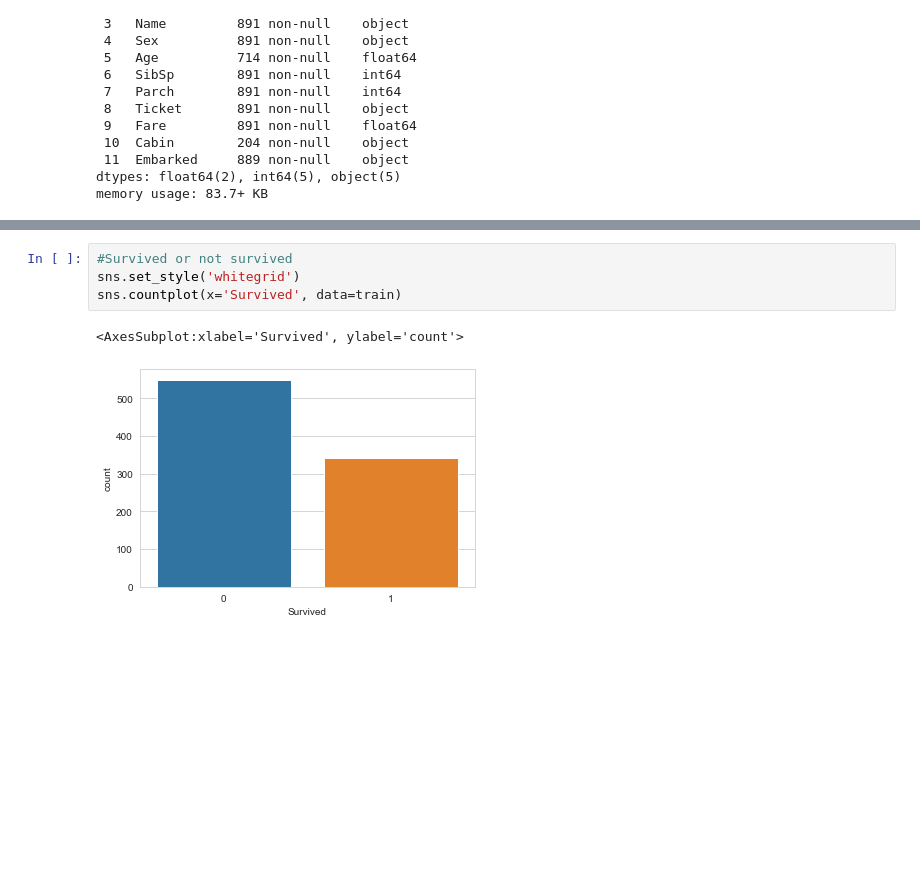
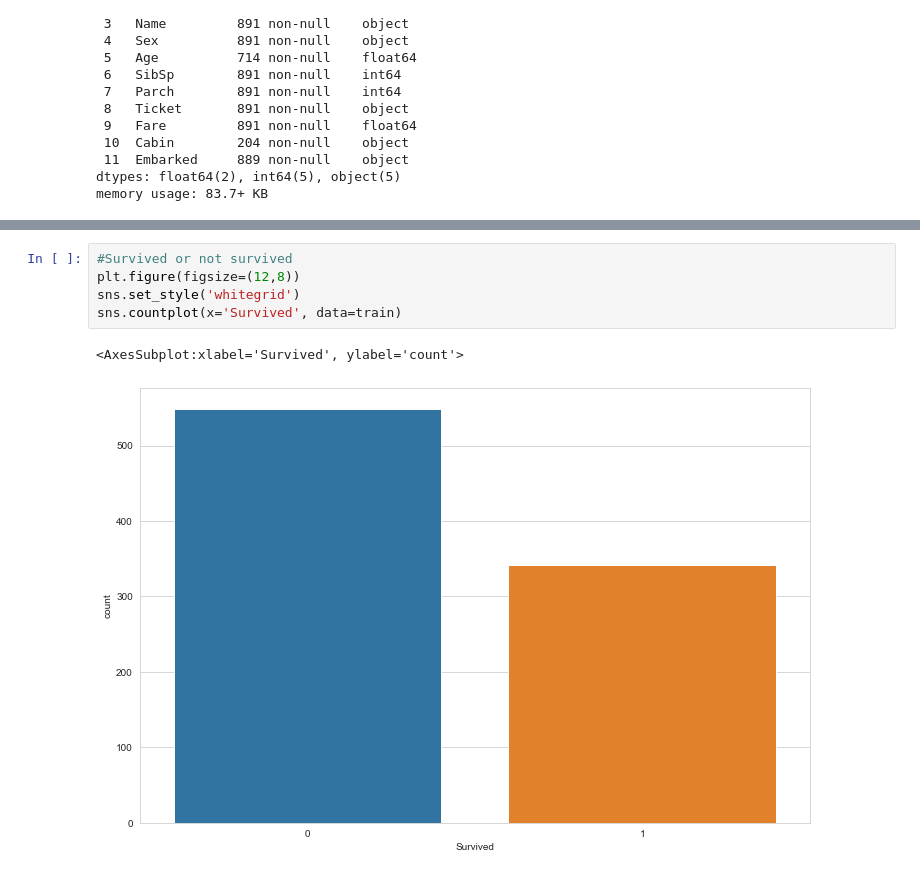
Before and after one commit to Abubakr1710/Titanic_logistic_regression, a Jupyter notebook: Titanic_LR.ipynb, the cells around one changed output, grey strips where cells are left out. Cells and saved outputs as stored; diff of their text form; blank space fills up the shorter version.

```diff
--- a/Titanic_LR.ipynb
+++ b/Titanic_LR.ipynb
@@ -52,8 +53,9 @@ sns.heatmap(train.isnull(), yticklabels=False, cbar=False,cmap='viridis')
 # %%
 #Survived or not survived
+plt.figure(figsize=(12,8))
 sns.set_style('whitegrid')
 sns.countplot(x='Survived', data=train)
 # %% [output]
 <AxesSubplot:xlabel='Survived', ylabel='count'>
-[figure, old version]
+[figure, new version]
 # %%
```
Also changed, not shown: parts of 13 cells of this notebook.
